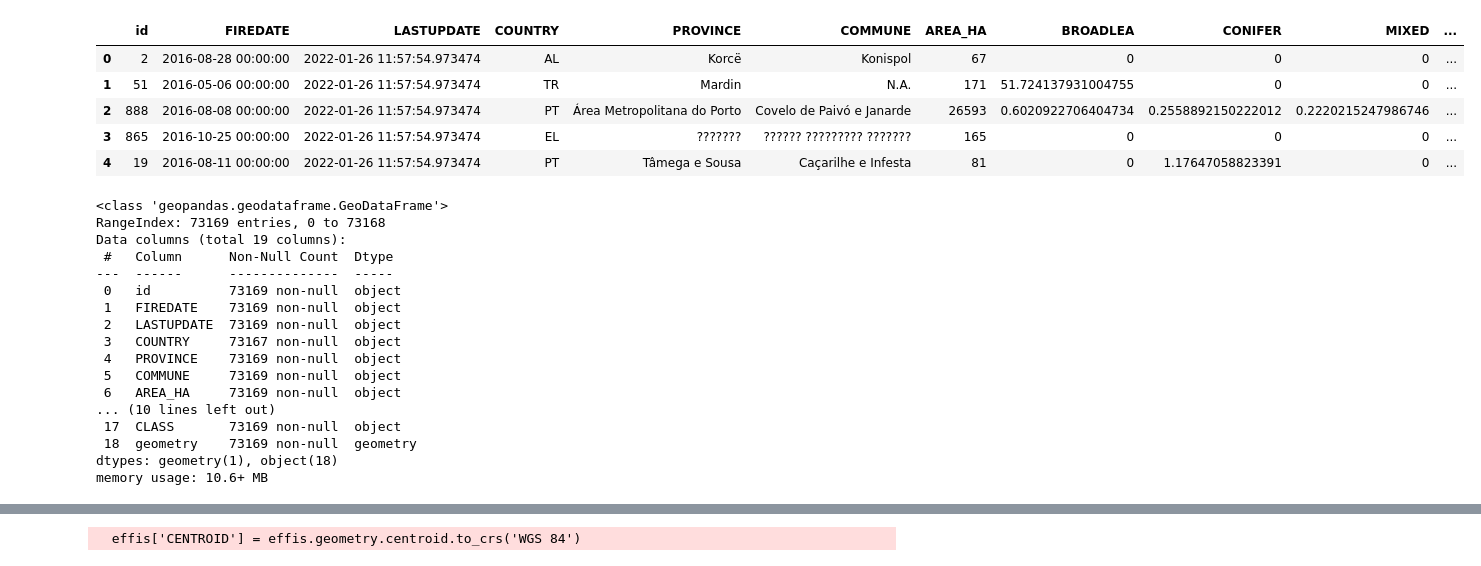
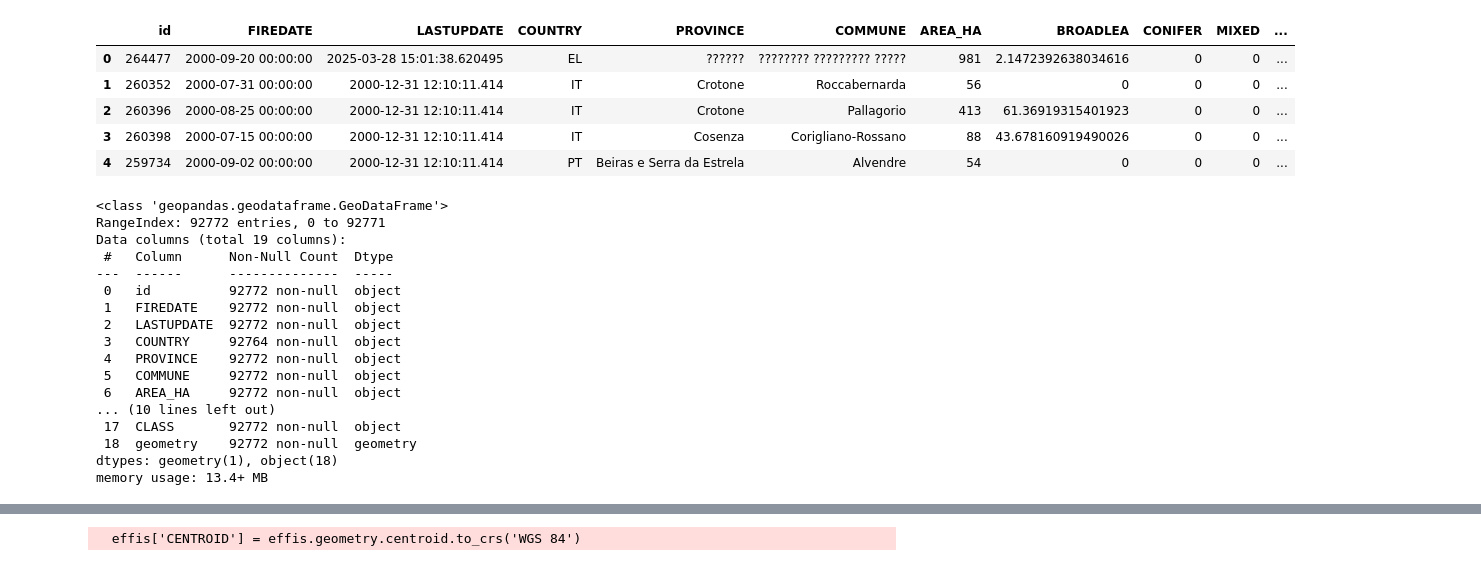
Before and after one commit to vrieraj/EDA_EFFIS, a Jupyter notebook: EDA_EFFIS.ipynb, the cells around one changed output, grey strips where cells are left out. Drawn from its saved outputs; the diff is of its cells as text; code cells hidden in the pictures.

```diff
--- a/EDA_EFFIS.ipynb
+++ b/EDA_EFFIS.ipynb
@@ -6,33 +7,33 @@ import matplotlib.pyplot as plt
 # %%
 windows = r'C:\Users\Usuario\Downloads\effis_layer\modis.ba.poly.shp'
 linux = '~/Descargas/effis_layer/modis.ba.poly.shp'
 
-effis = gpd.read_file()
-effis.head()
+shp_effis = gpd.read_file(linux)
+shp_effis.head()
 # %% [output]
 |  | id | FIREDATE | LASTUPDATE | COUNTRY | PROVINCE | COMMUNE | AREA_HA | BROADLEA | CONIFER | MIXED | ... |
-| 0 | 2 | 2016-08-28 00:00:00 | 2022-01-26 11:57:54.973474 | AL | Korcë | Konispol | 67 | 0 | 0 | 0 | ... |
-| 1 | 51 | 2016-05-06 00:00:00 | 2022-01-26 11:57:54.973474 | TR | Mardin | N.A. | 171 | 51.724137931004755 | 0 | 0 | ... |
-| 2 | 888 | 2016-08-08 00:00:00 | 2022-01-26 11:57:54.973474 | PT | Área Metropolitana do Porto | Covelo de Paivó e Janarde | 26593 | 0.6020922706404734 | 0.2558892150222012 | 0.2220215247986746 | ... |
-| 3 | 865 | 2016-10-25 00:00:00 | 2022-01-26 11:57:54.973474 | EL | ??????? | ?????? ????????? ??????? | 165 | 0 | 0 | 0 | ... |
-| 4 | 19 | 2016-08-11 00:00:00 | 2022-01-26 11:57:54.973474 | PT | Tâmega e Sousa | Caçarilhe e Infesta | 81 | 0 | 1.17647058823391 | 0 | ... |
+| 0 | 264477 | 2000-09-20 00:00:00 | 2025-03-28 15:01:38.620495 | EL | ?????? | ???????? ????????? ????? | 981 | 2.1472392638034616 | 0 | 0 | ... |
+| 1 | 260352 | 2000-07-31 00:00:00 | 2000-12-31 12:10:11.414 | IT | Crotone | Roccabernarda | 56 | 0 | 0 | 0 | ... |
+| 2 | 260396 | 2000-08-25 00:00:00 | 2000-12-31 12:10:11.414 | IT | Crotone | Pallagorio | 413 | 61.36919315401923 | 0 | 0 | ... |
+| 3 | 260398 | 2000-07-15 00:00:00 | 2000-12-31 12:10:11.414 | IT | Cosenza | Corigliano-Rossano | 88 | 43.678160919490026 | 0 | 0 | ... |
+| 4 | 259734 | 2000-09-02 00:00:00 | 2000-12-31 12:10:11.414 | PT | Beiras e Serra da Estrela | Alvendre | 54 | 0 | 0 | 0 | ... |
 # %%
-effis.info()
+shp_effis.info()
 # %% [output]
 <class 'geopandas.geodataframe.GeoDataFrame'>
-RangeIndex: 73169 entries, 0 to 73168
+RangeIndex: 92772 entries, 0 to 92771
 Data columns (total 19 columns):
  #   Column      Non-Null Count  Dtype
 ---  ------      --------------  -----
- 0   id          73169 non-null  object
- 1   FIREDATE    73169 non-null  object
- 2   LASTUPDATE  73169 non-null  object
- 3   COUNTRY     73167 non-null  object
- 4   PROVINCE    73169 non-null  object
- 5   COMMUNE     73169 non-null  object
- 6   AREA_HA     73169 non-null  object
+ 0   id          92772 non-null  object
+ 1   FIREDATE    92772 non-null  object
+ 2   LASTUPDATE  92772 non-null  object
+ 3   COUNTRY     92764 non-null  object
+ 4   PROVINCE    92772 non-null  object
+ 5   COMMUNE     92772 non-null  object
+ 6   AREA_HA     92772 non-null  object
 ... (10 lines left out)
- 17  CLASS       73169 non-null  object
- 18  geometry    73169 non-null  geometry
+ 17  CLASS       92772 non-null  object
+ 18  geometry    92772 non-null  geometry
 dtypes: geometry(1), object(18)
-memory usage: 10.6+ MB
+memory usage: 13.4+ MB
```
Also changed, not shown: parts of 18 cells of this notebook, 1 other file.
